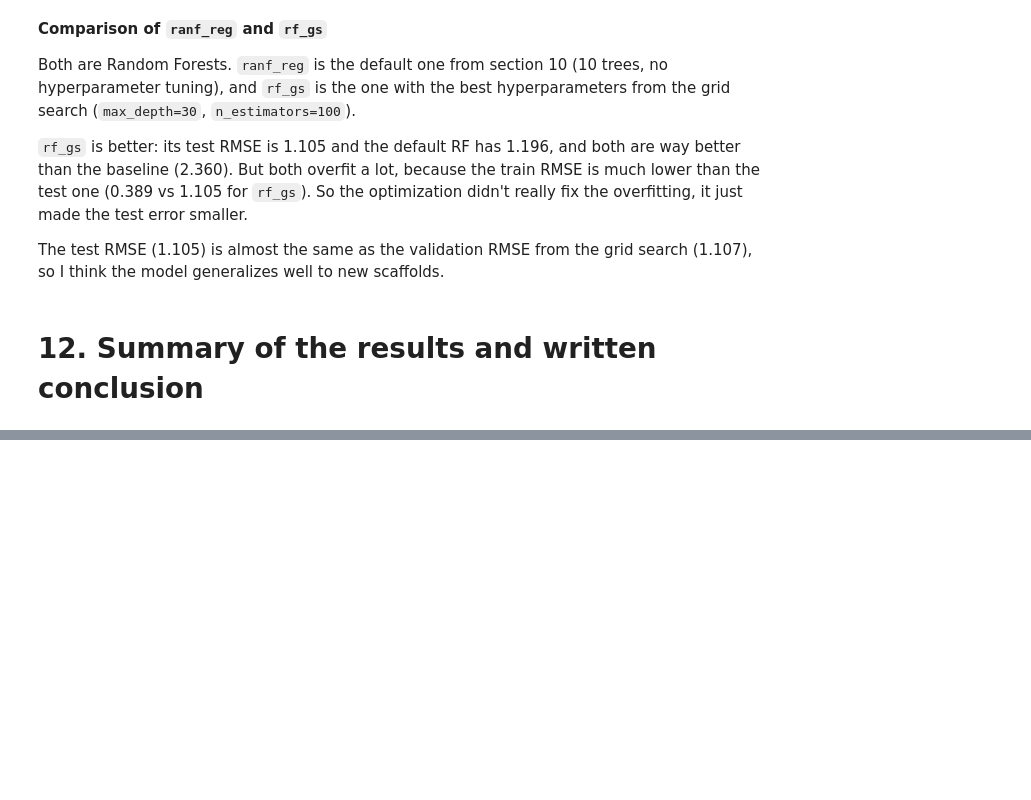
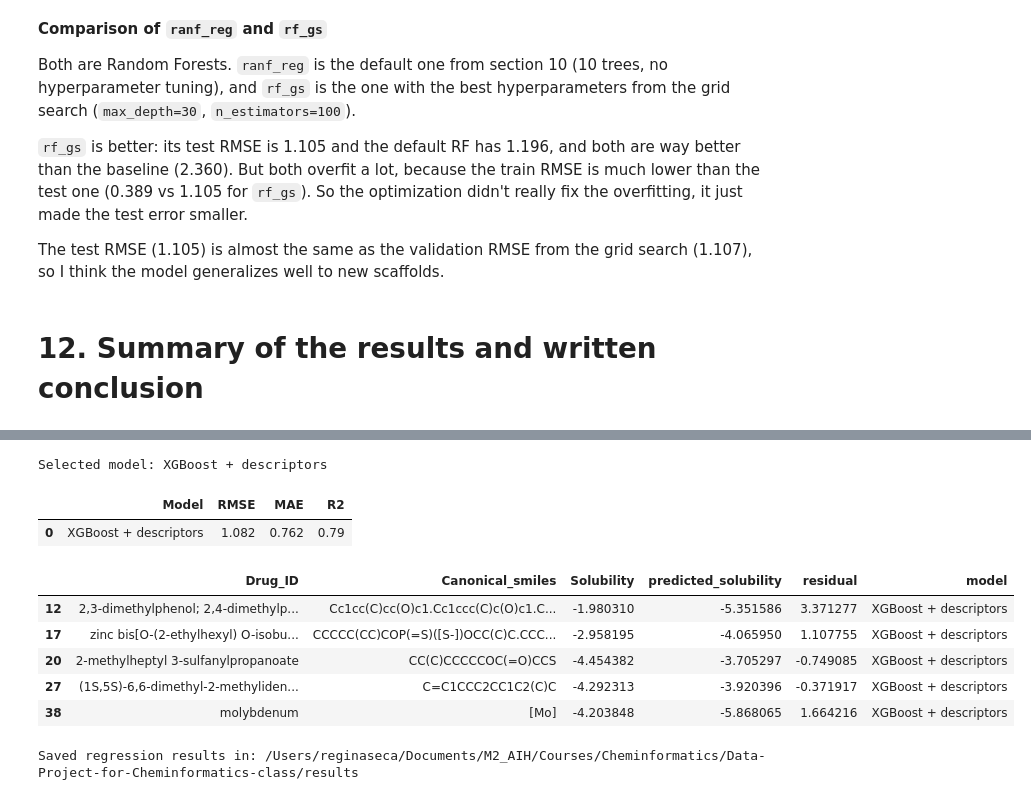
Before and after one commit to erinsoppelsa/Data-Project-for-Cheminformatics-class, a Jupyter notebook: notebooks/02_regression_solubility.ipynb, the cells around one changed output, grey strips where cells are left out. Drawn from its saved outputs; the diff is of its cells as text; code cells hidden in the pictures; blank space fills up the shorter version.

```diff
--- a/notebooks/02_regression_solubility.ipynb
+++ b/notebooks/02_regression_solubility.ipynb
@@ -493,0 +615,52 @@ summary.sort_values("RMSE test").round(3)
+# %%
+# Select the lowest validation RMSE and evaluate that model once on the untouched test set.
+best_model_name = tuned_cv_results.sort_values("RMSE mean", ascending=False).iloc[0]["Model"]
+selected_search, X_selected_test = searches[best_model_name]
+final_model = selected_search.best_estimator_
+y_test_pred = final_model.predict(X_selected_test)
+
+final_test_results = pd.DataFrame([{
+    "Model": best_model_name,
+    "RMSE": mean_squared_error(y_test, y_test_pred) ** 0.5,
+    "MAE": mean_absolute_error(y_test, y_test_pred),
+    "R2": r2_score(y_test, y_test_pred),
+}])
+
+test_predictions = test_df[["Drug_ID", "Canonical_smiles", "Solubility"]].copy()
+test_predictions["predicted_solubility"] = y_test_pred
+test_predictions["residual"] = test_predictions["Solubility"] - test_predictions["predicted_solubility"]
+test_predictions["model"] = best_model_name
+
+print("Selected model:", best_model_name)
+display(final_test_results.round(3))
+display(test_predictions.head())
+# %% [output]
+Selected model: XGBoost + descriptors
+|  | Model | RMSE | MAE | R2 |
+| 0 | XGBoost + descriptors | 1.082 | 0.762 | 0.79 |
+|  | Drug_ID | Canonical_smiles | Solubility | predicted_solubility | residual | model |
+| 12 | 2,3-dimethylphenol; 2,4-dimethylp... | Cc1cc(C)cc(O)c1.Cc1ccc(C)c(O)c1.C... | -1.980310 | -5.351586 | 3.371277 | XGBoost + descriptors |
+| 17 | zinc bis[O-(2-ethylhexyl) O-isobu... | CCCCC(CC)COP(=S)([S-])OCC(C)C.CCC... | -2.958195 | -4.065950 | 1.107755 | XGBoost + descriptors |
+| 20 | 2-methylheptyl 3-sulfanylpropanoate | CC(C)CCCCCOC(=O)CCS | -4.454382 | -3.705297 | -0.749085 | XGBoost + descriptors |
+| 27 | (1S,5S)-6,6-dimethyl-2-methyliden... | C=C1CCC2CC1C2(C)C | -4.292313 | -3.920396 | -0.371917 | XGBoost + descriptors |
+| 38 | molybdenum | [Mo] | -4.203848 | -5.868065 | 1.664216 | XGBoost + descriptors |
+# %%
+# Save files in the same style as the hERG workflow.
+results_dir = project_root / "results"
+results_dir.mkdir(exist_ok=True)
+
+default_cv_results.to_csv(results_dir / "solubility_default_cv_results.csv", index=False)
+tuned_cv_results.to_csv(results_dir / "solubility_tuned_cv_results.csv", index=False)
+final_test_results.to_csv(results_dir / "solubility_test_results.csv", index=False)
+test_predictions.to_csv(results_dir / "solubility_test_predictions.csv", index=False)
+
+best_params = {
+    name: {key.replace("model__", ""): value for key, value in search.best_params_.items()}
+    for name, (search, _) in searches.items()
+}
+with (results_dir / "solubility_best_params.json").open("w") as handle:
+    json.dump(best_params, handle, indent=2)
+
+print("Saved regression results in:", results_dir)
+# %% [output]
+Saved regression results in: /Users/reginaseca/Documents/M2_AIH/Courses/Cheminformatics/Data-Project-for-Cheminformatics-class/results
```
Also changed, not shown: parts of 13 cells of this notebook, 10 other files.
